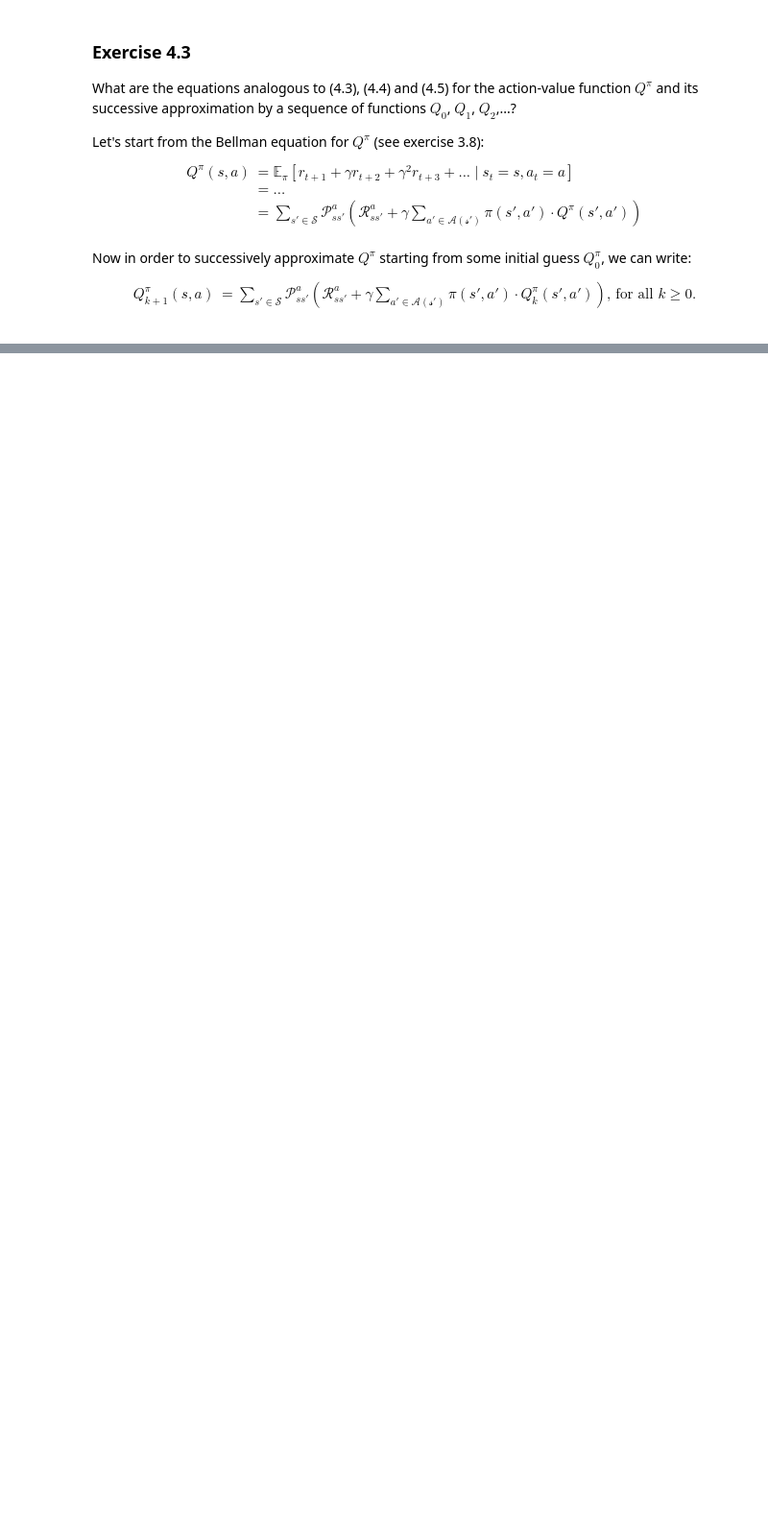
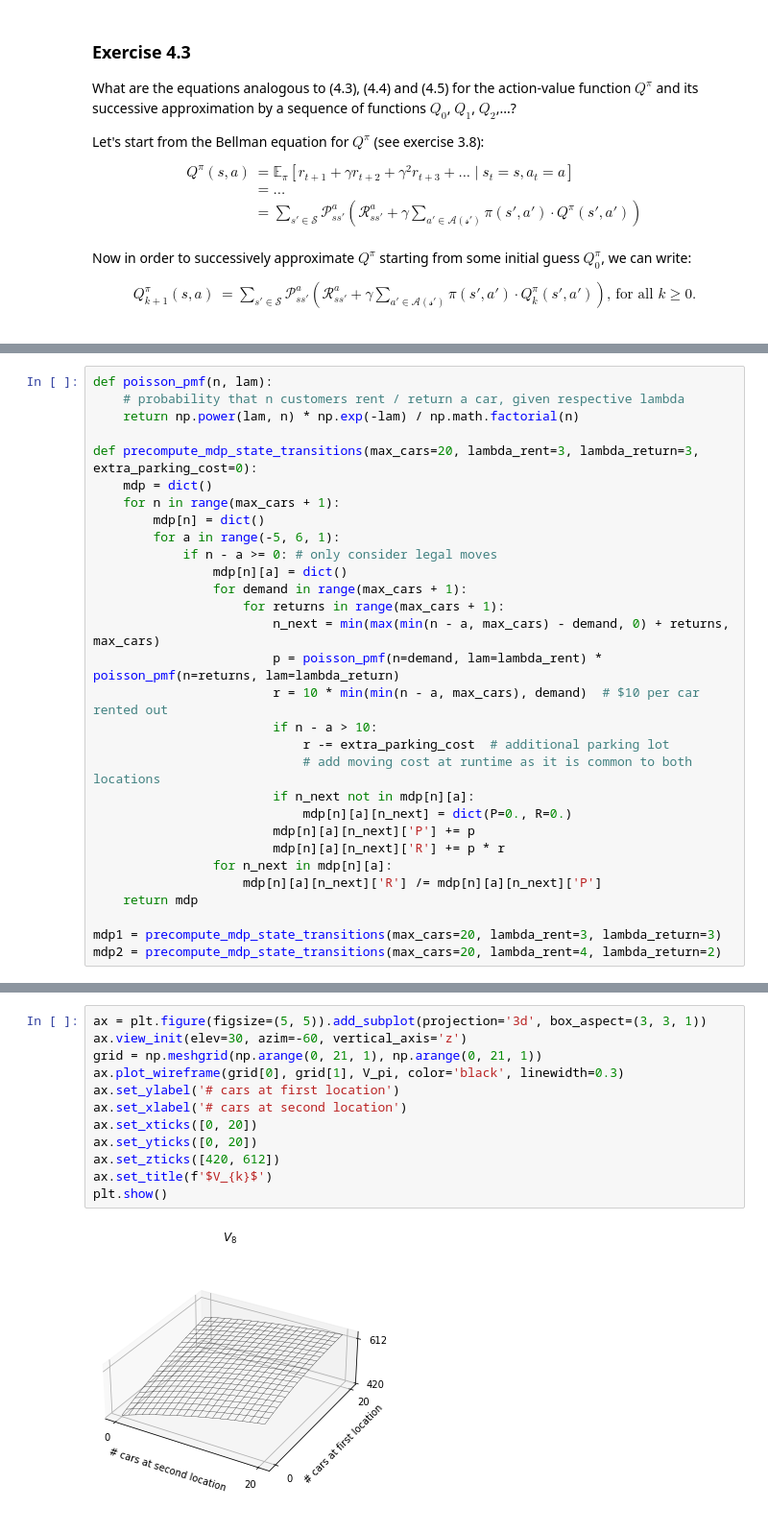
Before and after one commit to pacalab/rl_sutton_barto, a Jupyter notebook: Chapter_4/Chapter_4.ipynb, the cells around one changed output, grey strips where cells are left out. Shown at 96% size. Drawn from its saved outputs; the diff is of its cells as text; blank space fills up the shorter version.

```diff
--- a/Chapter_4/Chapter_4.ipynb
+++ b/Chapter_4/Chapter_4.ipynb
@@ -69,0 +88,30 @@ $$
+# %%
+def poisson_pmf(n, lam):
+    # probability that n customers rent / return a car, given respective lambda
+    return np.power(lam, n) * np.exp(-lam) / np.math.factorial(n)
+
+def precompute_mdp_state_transitions(max_cars=20, lambda_rent=3, lambda_return=3, extra_parking_cost=0):
+    mdp = dict()
+    for n in range(max_cars + 1):
+        mdp[n] = dict()
+        for a in range(-5, 6, 1):
+            if n - a >= 0: # only consider legal moves
+                mdp[n][a] = dict()
+                for demand in range(max_cars + 1):
+                    for returns in range(max_cars + 1):
+                        n_next = min(max(min(n - a, max_cars) - demand, 0) + returns, max_cars)
+                        p = poisson_pmf(n=demand, lam=lambda_rent) * poisson_pmf(n=returns, lam=lambda_return)
+                        r = 10 * min(min(n - a, max_cars), demand)  # $10 per car rented out
+                        if n - a > 10:
+                            r -= extra_parking_cost  # additional parking lot
+                            # add moving cost at runtime as it is common to both locations
+                        if n_next not in mdp[n][a]:
+                            mdp[n][a][n_next] = dict(P=0., R=0.)
+                        mdp[n][a][n_next]['P'] += p
+                        mdp[n][a][n_next]['R'] += p * r
+                for n_next in mdp[n][a]:
+                    mdp[n][a][n_next]['R'] /= mdp[n][a][n_next]['P']
+    return mdp
+
+mdp1 = precompute_mdp_state_transitions(max_cars=20, lambda_rent=3, lambda_return=3)
+mdp2 = precompute_mdp_state_transitions(max_cars=20, lambda_rent=4, lambda_return=2)
@@ -69,0 +226,14 @@ $$
+# %%
+ax = plt.figure(figsize=(5, 5)).add_subplot(projection='3d', box_aspect=(3, 3, 1))
+ax.view_init(elev=30, azim=-60, vertical_axis='z')
+grid = np.meshgrid(np.arange(0, 21, 1), np.arange(0, 21, 1))
+ax.plot_wireframe(grid[0], grid[1], V_pi, color='black', linewidth=0.3)
+ax.set_ylabel('# cars at first location')
+ax.set_xlabel('# cars at second location')
+ax.set_xticks([0, 20])
+ax.set_yticks([0, 20])
+ax.set_zticks([420, 612])
+ax.set_title(f'$V_{k}$')
+plt.show()
+# %% [output]
+[figure, added]
```
Also changed, not shown: parts of 8 cells of this notebook.
